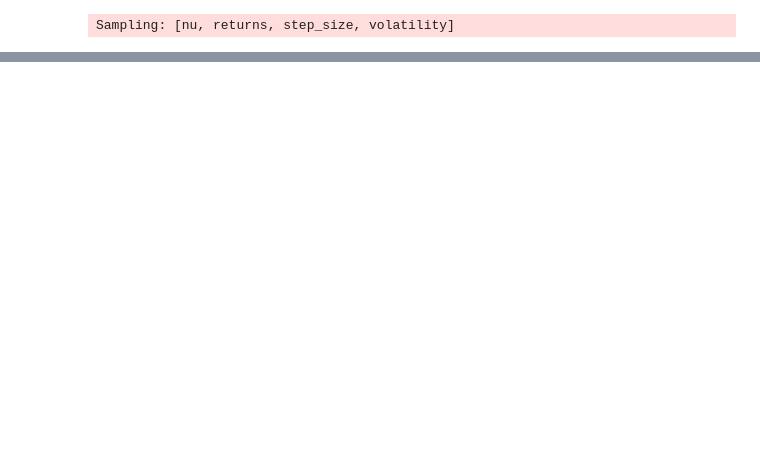
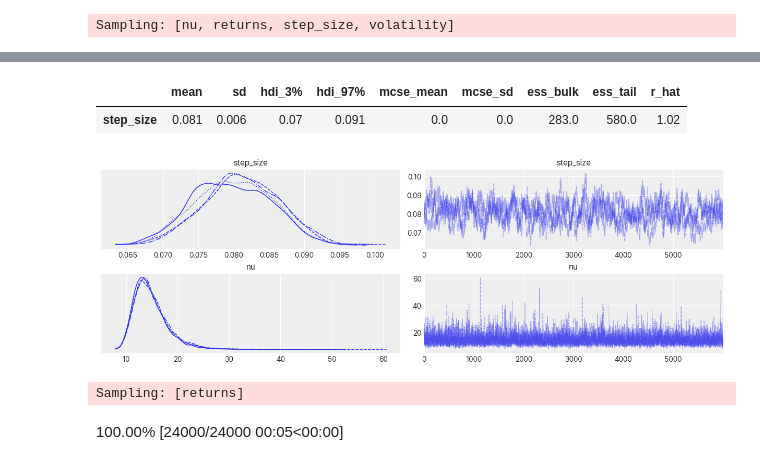
Before and after one commit to birdblues/BAP3, a Jupyter notebook: 연습/test.ipynb, the cells around one changed output, grey strips where cells are left out. Saved outputs shown, nothing was run; the diff lists cells and outputs as text; code cells hidden in the pictures; blank space fills up the shorter version.

```diff
--- a/연습/test.ipynb
+++ b/연습/test.ipynb
@@ -365,0 +115,6 @@ ax.set_title(f"Maximum observed: {max_observed:.2g}\nMaximum simulated: {max_sim
+# %%
+with stochastic_vol_model:
+    idata.extend(pm.sample(6000, tune=2000, random_seed=rng, target_accept=0.95))
+
+posterior = idata.posterior.stack(pooled_chain=("chain", "draw"))
+posterior["exp_volatility"] = np.exp(posterior["volatility"])
@@ -365,0 +130,18 @@ ax.set_title(f"Maximum observed: {max_observed:.2g}\nMaximum simulated: {max_sim
+# %%
+summary = az.summary(idata)
+summary[summary["r_hat"] > 1.0].sort_values("r_hat", ascending=False)
+# %% [output]
+|  | mean | sd | hdi_3% | hdi_97% | mcse_mean | mcse_sd | ess_bulk | ess_tail | r_hat |
+| step_size | 0.081 | 0.006 | 0.07 | 0.091 | 0.0 | 0.0 | 283.0 | 580.0 | 1.02 |
+# %%
+az.plot_trace(idata, var_names=["step_size", "nu"]);
+# %% [output]
+[figure, added]
+# %%
+with stochastic_vol_model:
+    idata.extend(pm.sample_posterior_predictive(idata, random_seed=rng))
+
+posterior_predictive = idata.posterior_predictive.stack(pooled_chain=("chain", "draw"))
+# %% [output]
+Sampling: [returns]
+100.00% [24000/24000 00:05<00:00]
```
Also changed, not shown: parts of 26 cells of this notebook.
